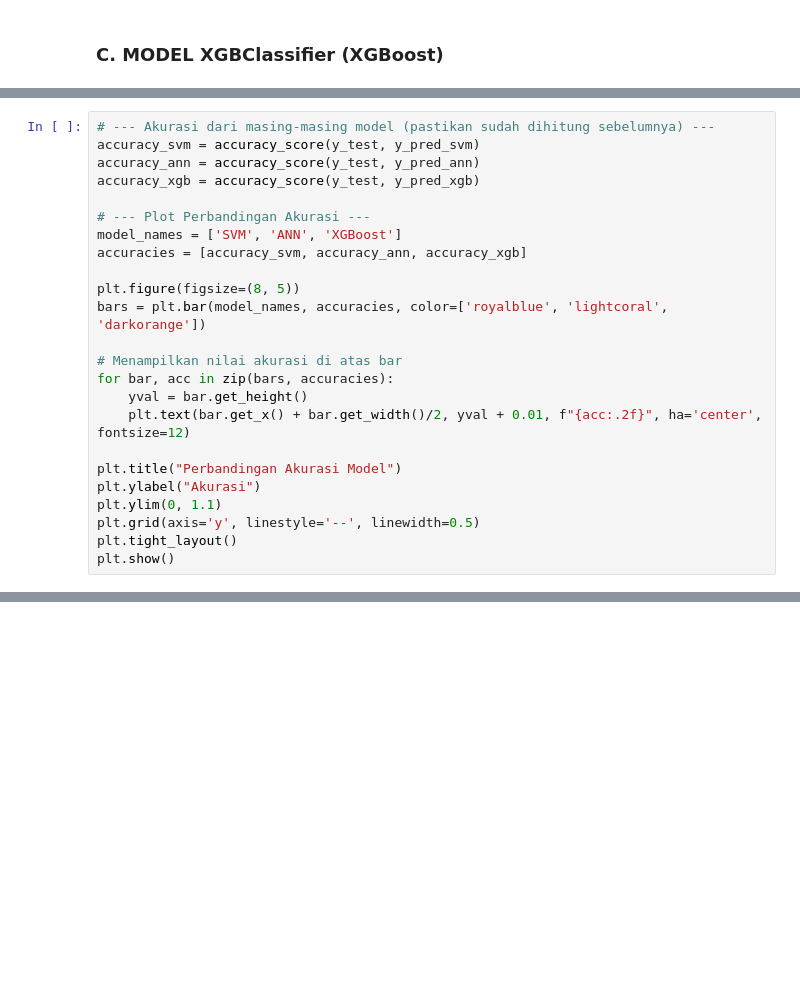
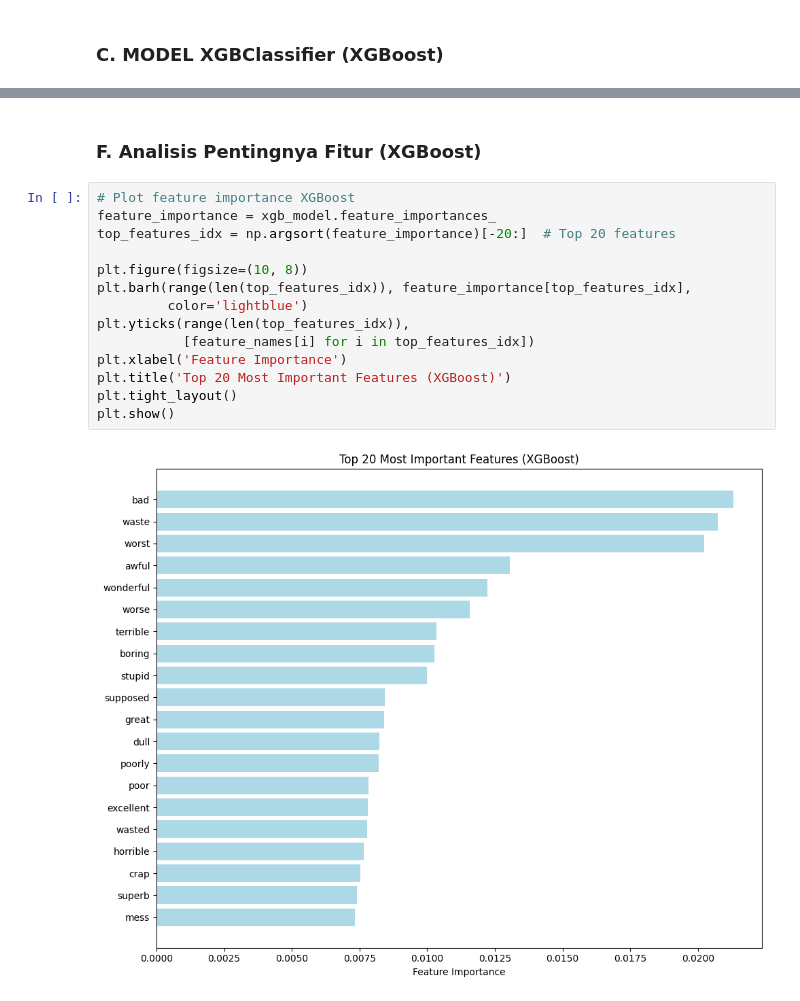
Before and after one commit to alvinzanuaputra/fp_ml_2025, a Jupyter notebook: MachineLearning/main.ipynb, the cells around one changed output, grey strips where cells are left out. Cells and saved outputs as stored; diff of their text form; blank space fills up the shorter version.

```diff
--- a/MachineLearning/main.ipynb
+++ b/MachineLearning/main.ipynb
@@ -443,24 +413,0 @@ Akurasi: 0.8940 | F1-Score: 0.8956
-# %%
-# --- Akurasi dari masing-masing model (pastikan sudah dihitung sebelumnya) ---
-accuracy_svm = accuracy_score(y_test, y_pred_svm)
-accuracy_ann = accuracy_score(y_test, y_pred_ann)
-accuracy_xgb = accuracy_score(y_test, y_pred_xgb)
-
-# --- Plot Perbandingan Akurasi ---
-model_names = ['SVM', 'ANN', 'XGBoost']
-accuracies = [accuracy_svm, accuracy_ann, accuracy_xgb]
-
-plt.figure(figsize=(8, 5))
-bars = plt.bar(model_names, accuracies, color=['royalblue', 'lightcoral', 'darkorange'])
-
-# Menampilkan nilai akurasi di atas bar
-for bar, acc in zip(bars, accuracies):
-    yval = bar.get_height()
-    plt.text(bar.get_x() + bar.get_width()/2, yval + 0.01, f"{acc:.2f}", ha='center', fontsize=12)
-
-plt.title("Perbandingan Akurasi Model")
-plt.ylabel("Akurasi")
-plt.ylim(0, 1.1)
-plt.grid(axis='y', linestyle='--', linewidth=0.5)
-plt.tight_layout()
-plt.show()
@@ -505,0 +770,18 @@ NameError: name 'preprocess_text' is not defined
+# %% [markdown]
+### **F. Analisis Pentingnya Fitur (XGBoost)**
+# %%
+# Plot feature importance XGBoost
+feature_importance = xgb_model.feature_importances_
+top_features_idx = np.argsort(feature_importance)[-20:]  # Top 20 features
+
+plt.figure(figsize=(10, 8))
+plt.barh(range(len(top_features_idx)), feature_importance[top_features_idx],
+         color='lightblue')
+plt.yticks(range(len(top_features_idx)),
+           [feature_names[i] for i in top_features_idx])
+plt.xlabel('Feature Importance')
+plt.title('Top 20 Most Important Features (XGBoost)')
+plt.tight_layout()
+plt.show()
+# %% [output]
+[figure, added]
```
Also changed, not shown: parts of 33 cells of this notebook, 2 other files.
